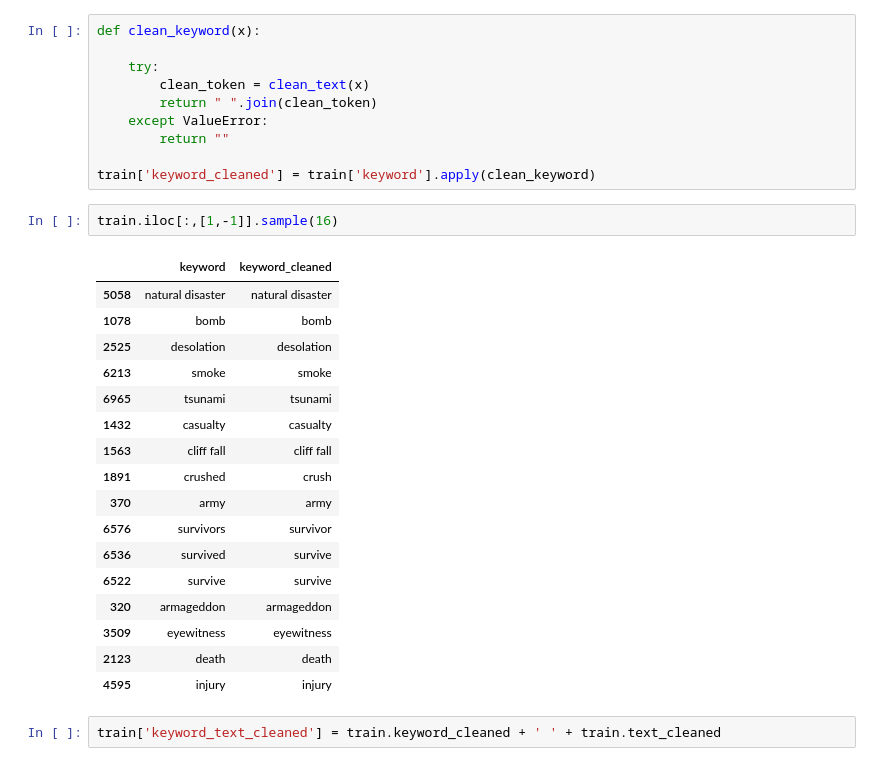
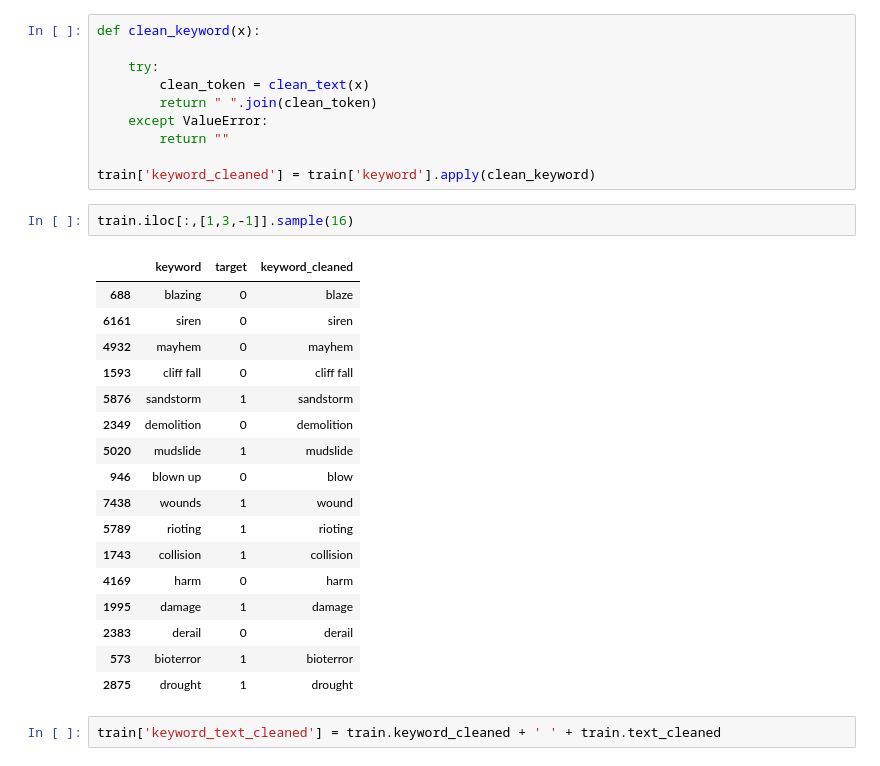
Before and after one commit to mmatthieu1290/Project4-Certification-Detect-Disaster, a Jupyter notebook: Version_finale_projet4_Matthieu_Marechal.ipynb, the cells around one changed output. Drawn from its saved outputs; the diff is of its cells as text.

```diff
--- a/Version_finale_projet4_Matthieu_Marechal.ipynb
+++ b/Version_finale_projet4_Matthieu_Marechal.ipynb
@@ -274,25 +298,25 @@ def clean_keyword(x):
 
 train['keyword_cleaned'] = train['keyword'].apply(clean_keyword)
 # %%
-train.iloc[:,[1,-1]].sample(16)
+train.iloc[:,[1,3,-1]].sample(16)
 # %% [output]
-|  | keyword | keyword_cleaned |
-| 5058 | natural disaster | natural disaster |
-| 1078 | bomb | bomb |
-| 2525 | desolation | desolation |
-| 6213 | smoke | smoke |
-| 6965 | tsunami | tsunami |
-| 1432 | casualty | casualty |
-| 1563 | cliff fall | cliff fall |
-| 1891 | crushed | crush |
-| 370 | army | army |
-| 6576 | survivors | survivor |
-| 6536 | survived | survive |
-| 6522 | survive | survive |
-| 320 | armageddon | armageddon |
-| 3509 | eyewitness | eyewitness |
-| 2123 | death | death |
-| 4595 | injury | injury |
+|  | keyword | target | keyword_cleaned |
+| 688 | blazing | 0 | blaze |
+| 6161 | siren | 0 | siren |
+| 4932 | mayhem | 0 | mayhem |
+| 1593 | cliff fall | 0 | cliff fall |
+| 5876 | sandstorm | 1 | sandstorm |
+| 2349 | demolition | 0 | demolition |
+| 5020 | mudslide | 1 | mudslide |
+| 946 | blown up | 0 | blow |
+| 7438 | wounds | 1 | wound |
+| 5789 | rioting | 1 | rioting |
+| 1743 | collision | 1 | collision |
+| 4169 | harm | 0 | harm |
+| 1995 | damage | 1 | damage |
+| 2383 | derail | 0 | derail |
+| 573 | bioterror | 1 | bioterror |
+| 2875 | drought | 1 | drought |
 # %%
 train['keyword_text_cleaned'] = train.keyword_cleaned + ' ' + train.text_cleaned
 # %% [markdown]
```
Also changed, not shown: parts of 19 cells of this notebook.
